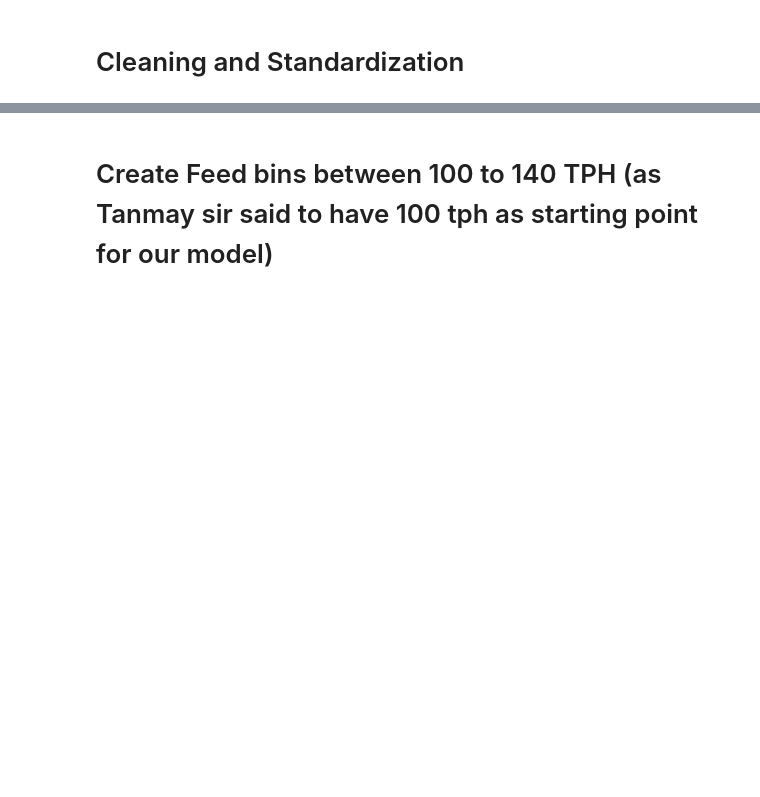
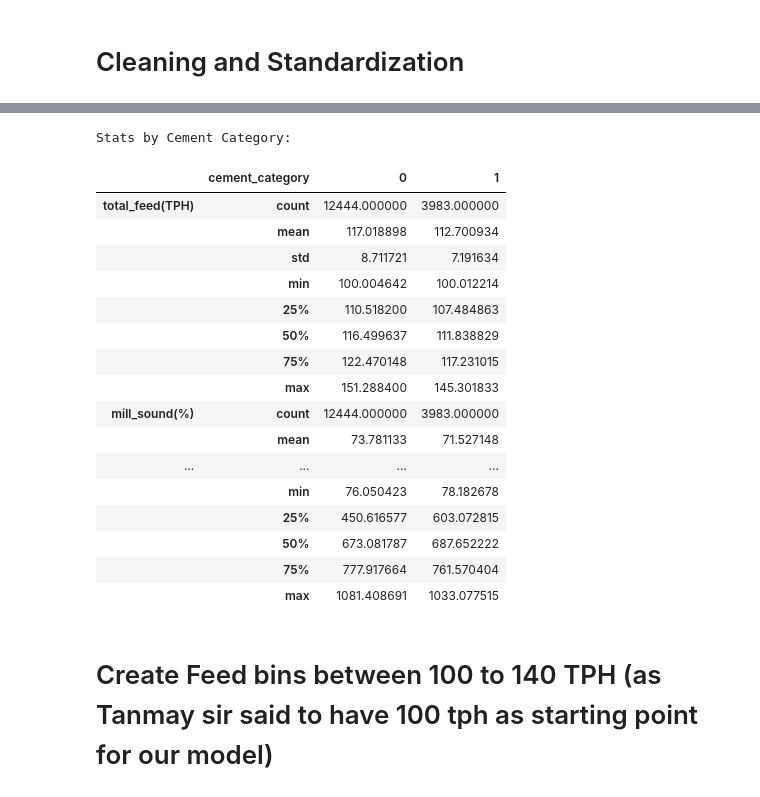
Before and after one commit to tranga-viz01/cementAI, a Jupyter notebook: notebooks/arin_phase2_modelling.ipynb, the cells around one changed output, grey strips where cells are left out. Saved outputs shown, nothing was run; the diff lists cells and outputs as text; code cells hidden in the pictures; blank space fills up the shorter version.

```diff
--- a/notebooks/arin_phase2_modelling.ipynb
+++ b/notebooks/arin_phase2_modelling.ipynb
@@ -132,3 +133,33 @@ Basic stats:
+# %%
+print("\nStats by Cement Category:")
+
+grouped_stats = df_clean.groupby("cement_category")[[
+    "total_feed(TPH)",
+    "mill_sound(%)",
+    "bucket_elevator(AMP)",
+    "sep_drive_speed(RPM)"
+]].describe()
+
+grouped_stats.T
+# %% [output]
+Stats by Cement Category:
+|  | cement_category | 0 | 1 |
+| total_feed(TPH) | count | 12444.000000 | 3983.000000 |
+|  | mean | 117.018898 | 112.700934 |
+|  | std | 8.711721 | 7.191634 |
+|  | min | 100.004642 | 100.012214 |
+|  | 25% | 110.518200 | 107.484863 |
+|  | 50% | 116.499637 | 111.838829 |
+|  | 75% | 122.470148 | 117.231015 |
+|  | max | 151.288400 | 145.301833 |
+| mill_sound(%) | count | 12444.000000 | 3983.000000 |
+|  | mean | 73.781133 | 71.527148 |
+| ... | ... | ... | ... |
+|  | min | 76.050423 | 78.182678 |
+|  | 25% | 450.616577 | 603.072815 |
+|  | 50% | 673.081787 | 687.652222 |
+|  | 75% | 777.917664 | 761.570404 |
+|  | max | 1081.408691 | 1033.077515 |
 # %% [markdown]
 # Create Feed bins between 100 to 140 TPH (as Tanmay sir said to have 100 tph as starting point for our model)
 # %%
```
Also changed, not shown: parts of 1 cell of this notebook, 9 other files.
